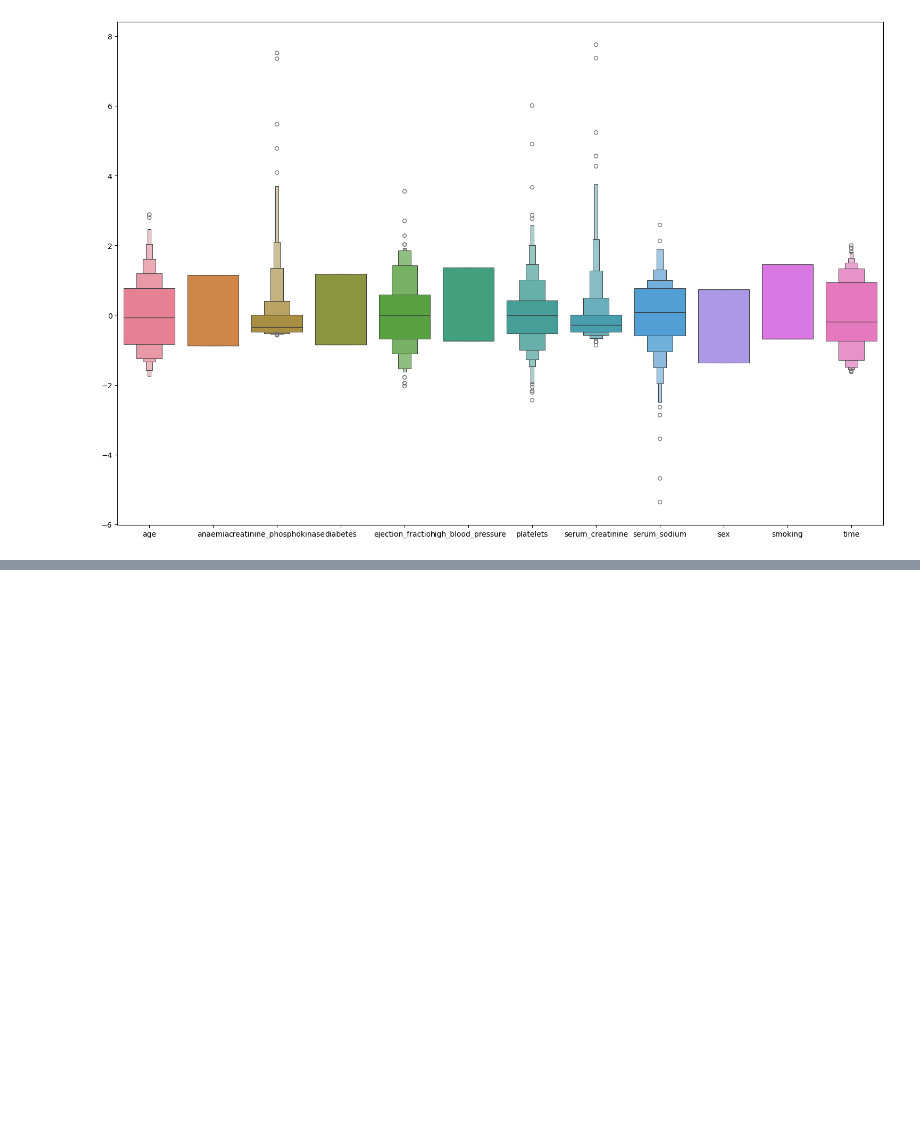
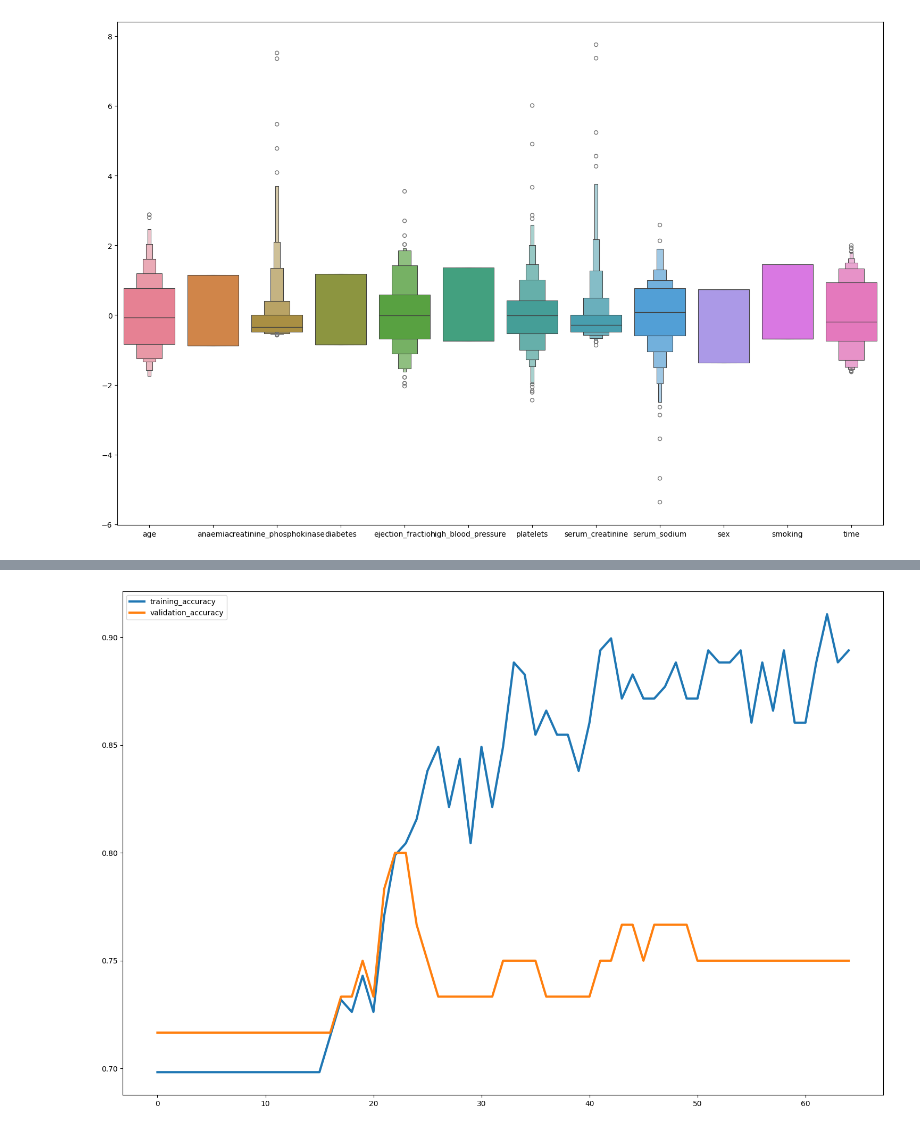
Before and after one commit to V-A-N-S-H/Predicting_Mortality_of_Heart_Failure_Patients, a Jupyter notebook: main.ipynb, the cells around one changed output, grey strips where cells are left out. Drawn from its saved outputs; the diff is of its cells as text; code cells hidden in the pictures; blank space fills up the shorter version.

```diff
--- a/main.ipynb
+++ b/main.ipynb
@@ -156,0 +269,8 @@ X_train, X_test, Y_train, Y_test = train_test_split(X_scaled, Y, test_size=0.2,
+# %%
+plt.figure(figsize=(15, 10))
+plt.plot(history_df.loc[:, ["accuracy"]], label="training_accuracy", linewidth=3)
+plt.plot(history_df.loc[:, ["val_accuracy"]], label="validation_accuracy", linewidth=3)
+plt.legend(loc="best")
+plt.tight_layout()
+# %% [output]
+[figure, added]
```
Also changed, not shown: parts of 14 cells of this notebook.
